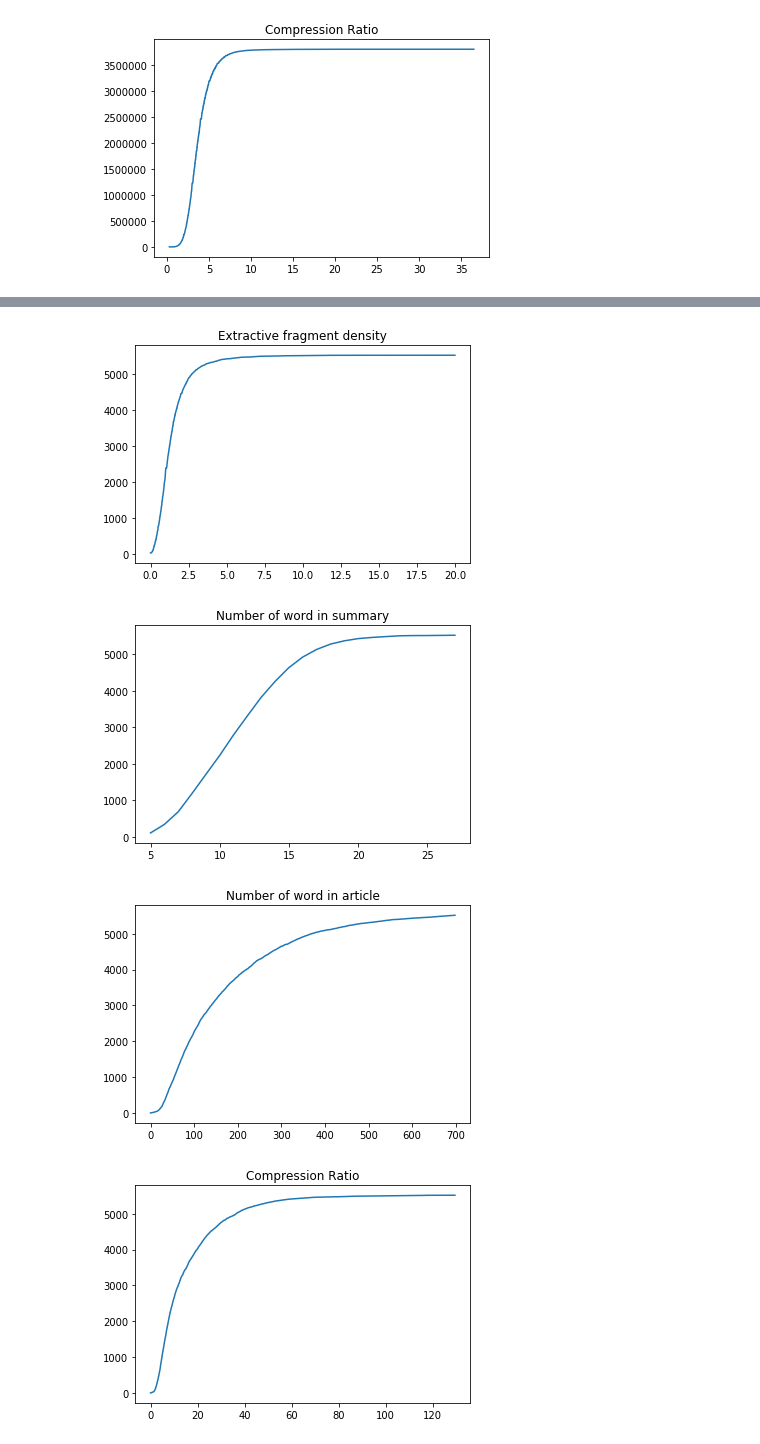
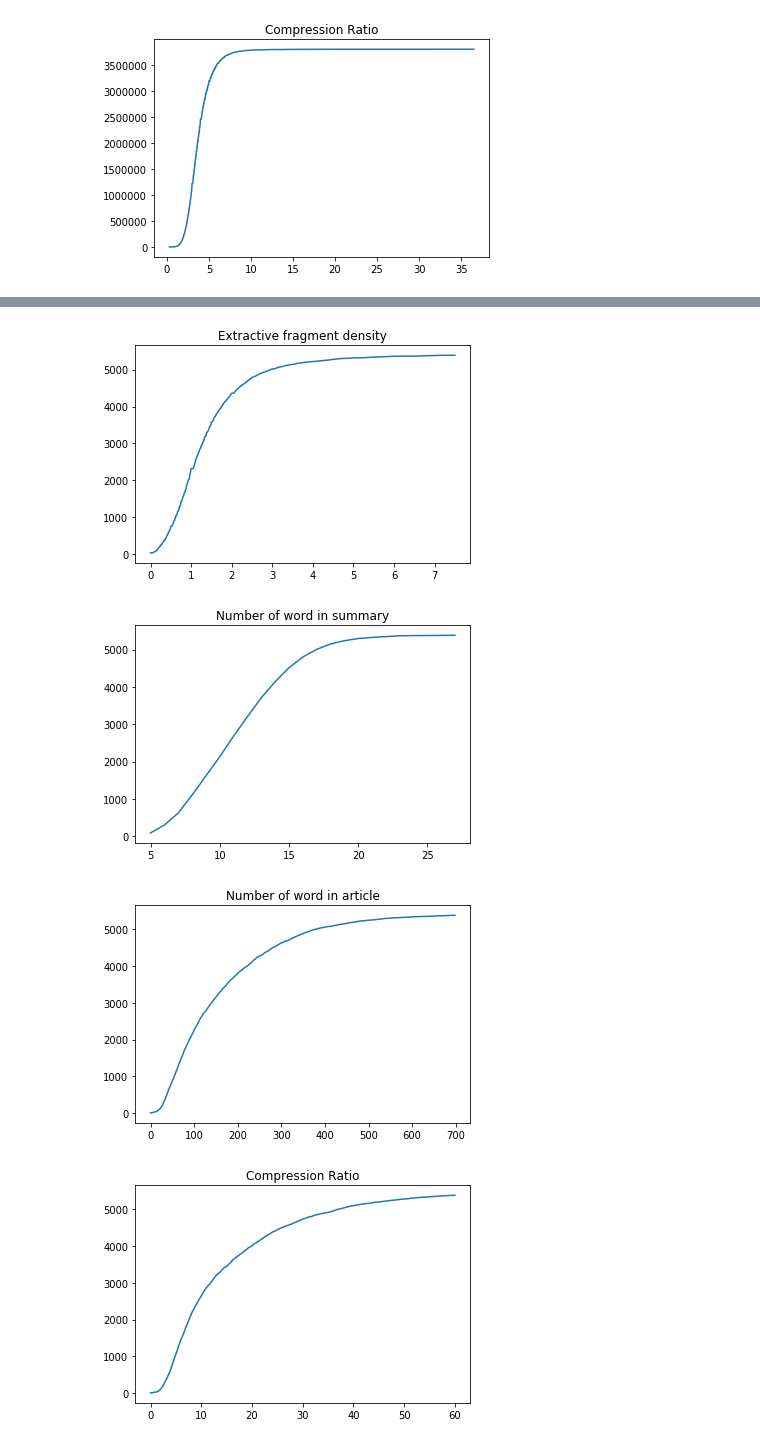
Before and after one commit to sundeshgupta/Corpus-abstractive-text-summarization, a Jupyter notebook: Analyze/analyze.ipynb, the cells around one changed output, grey strips where cells are left out. Drawn from its saved outputs; the diff is of its cells as text; code cells hidden in the pictures.

```diff
--- a/Analyze/analyze.ipynb
+++ b/Analyze/analyze.ipynb
@@ -469,7 +469,6 @@ for i in range(0, len(root), 4):
     highlight = highlight.split('\n')
 
     r = len(highlight)
-    sentence += r
 
     article = article.split(' ')
     for i in range(r):
@@ -482,13 +481,7 @@ for i in range(0, len(root), 4):
         highlight[i] = [re.sub('[^a-zA-Z]',' ',char.lower()).replace(' ', '') for char in highlight[i]]
         highlight[i] = [char for char in highlight[i] if char != '']
 
-    for j in article:
-        vocab_article.add(j)
-
     p = len(article)
-
-    cnt += 1
-    word_article += p
 
     summary = []
 
@@ -496,16 +489,9 @@ for i in range(0, len(root), 4):
         q = len(highlight[i])
         for word in highlight[i]:
             summary.append(word)
-        word_highlight += q
 
     m = len(summary)
 
-    if p > 700 or m < 5:
-        continue
-
-    comp_ratio += (p/m)
-    for j in summary:
-        vocab_summary.add(j)
     F = extractive_fragment(article, summary)
     cov = 0
     den = 0
@@ -514,6 +500,25 @@ for i in range(0, len(root), 4):
         den += len(f) * len(f)
     cov = cov / m
     den = den / m
+
+    if p > 700 or m < 5 or p / m > 60 or den > 7.5:
+        continue
+
+    sentence += r
+    word_highlight += m
+    word_article += p
+
+    for j in article:
+        vocab_article.add(j)
+
+    for j in summary:
+        vocab_summary.add(j)
+
+    cnt += 1
+
+    comp_ratio += (p/m)
+
+
     ext_coverage += cov
     ext_density += den
 
@@ -604,4 +609,4 @@ Mean extractive fragment density: 1.3676727137337752
-[figure, old version]
+[figure, new version]
-[figure, old version]
+[figure, new version]
-[figure, old version]
+[figure, new version]
-[figure, old version]
+[figure, new version]
```
Also changed, not shown: parts of 1 cell of this notebook, 5 other files.
